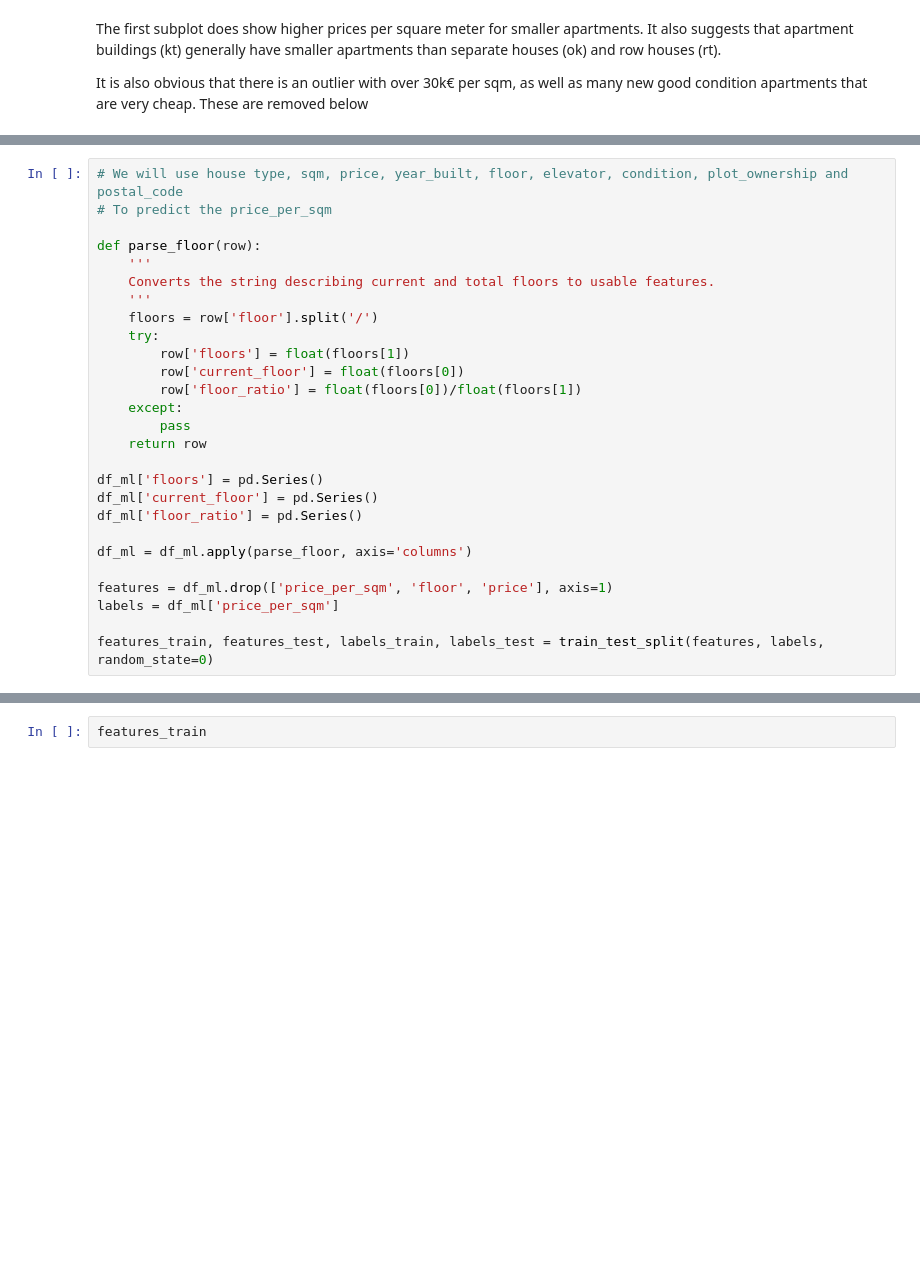
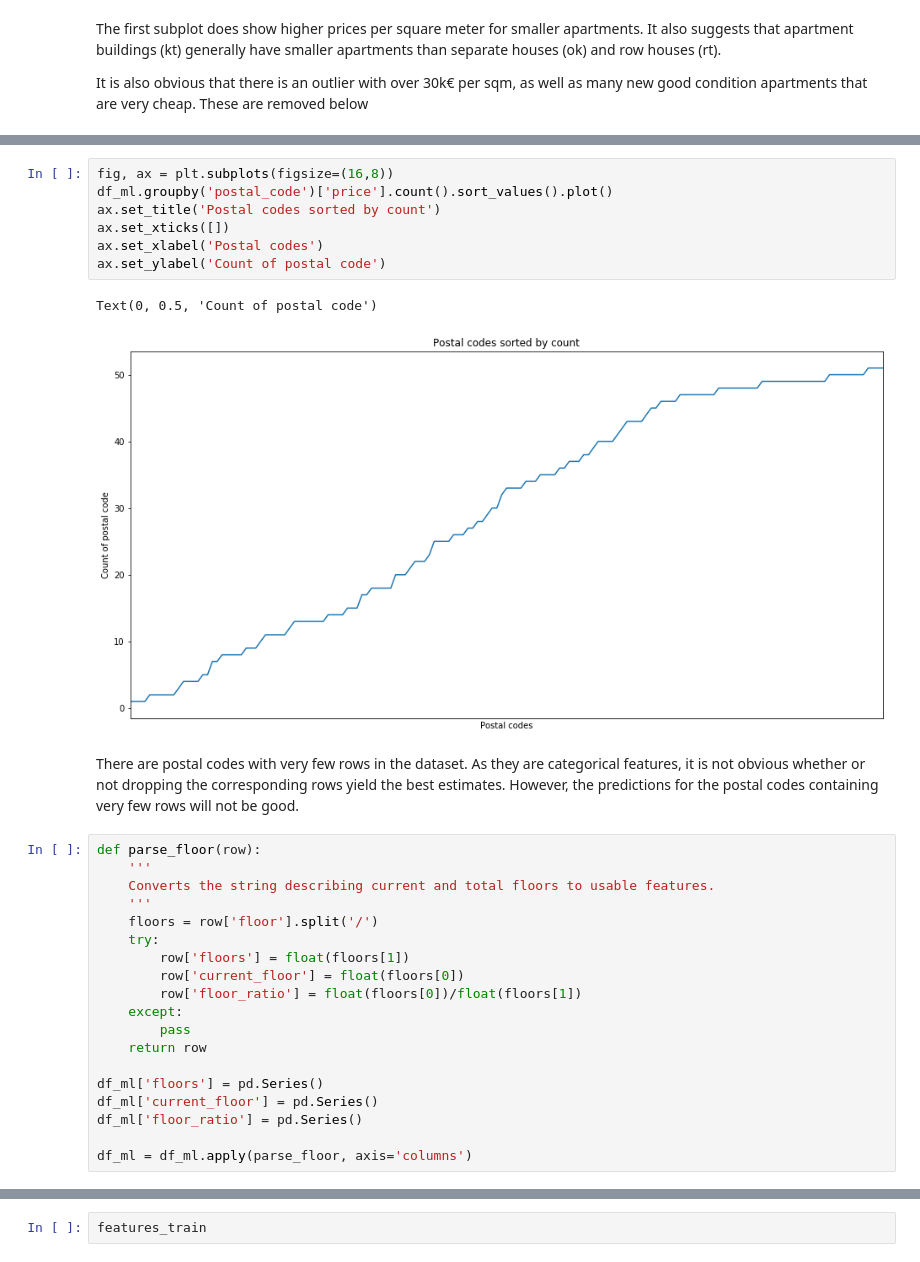
Before and after one commit to modjas/real_estate_prices_project, a Jupyter notebook: real_estate_prices_project.ipynb, the cells around one changed output, grey strips where cells are left out. Drawn from its saved outputs; the diff is of its cells as text; blank space fills up the shorter version.

```diff
--- a/real_estate_prices_project.ipynb
+++ b/real_estate_prices_project.ipynb
@@ -206,7 +245,16 @@ df_ml.drop(outliers.index, axis=0, inplace=True)
+# %%
+fig, ax = plt.subplots(figsize=(16,8))
+df_ml.groupby('postal_code')['price'].count().sort_values().plot()
+ax.set_title('Postal codes sorted by count')
+ax.set_xticks([])
+ax.set_xlabel('Postal codes')
+ax.set_ylabel('Count of postal code')
+# %% [output]
+Text(0, 0.5, 'Count of postal code')
+[figure, added]
+# %% [markdown]
+There are postal codes with very few rows in the dataset. As they are categorical features, it is not obvious whether or not dropping the corresponding rows yield the best estimates. However, the predictions for the postal codes containing very few rows will not be good.
 # %%
-# We will use house type, sqm, price, year_built, floor, elevator, condition, plot_ownership and postal_code
-# To predict the price_per_sqm
-
 def parse_floor(row):
     '''
     Converts the string describing current and total floors to usable features.
@@ -225,8 +273,3 @@ df_ml['current_floor'] = pd.Series()
 df_ml['floor_ratio'] = pd.Series()
 
 df_ml = df_ml.apply(parse_floor, axis='columns')
-
-features = df_ml.drop(['price_per_sqm', 'floor', 'price'], axis=1)
-labels = df_ml['price_per_sqm']
-
-features_train, features_test, labels_train, labels_test = train_test_split(features, labels, random_state=0)
```
Also changed, not shown: parts of 32 cells of this notebook.
